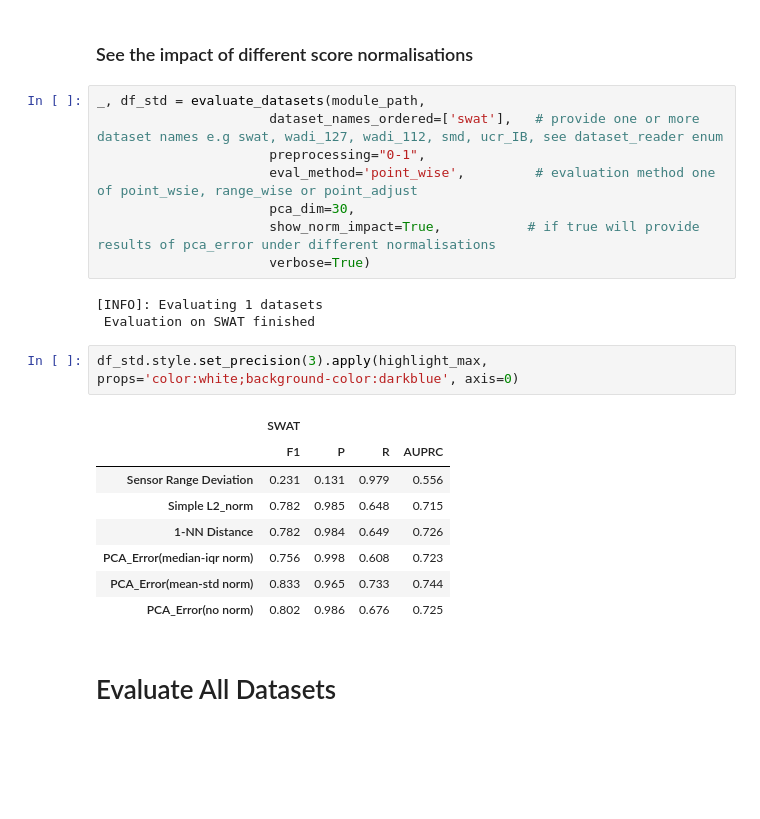
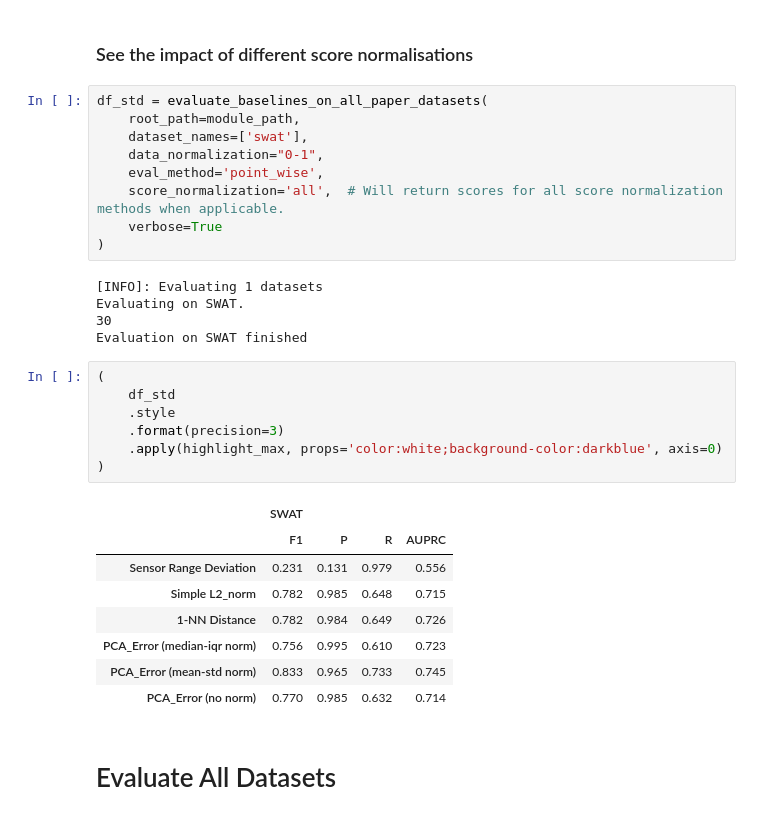
Before and after one commit to ssarfraz/QuoVadisTAD, a Jupyter notebook: notebooks/simple_baselines_evaluation.ipynb, the cells around one changed output. Saved outputs shown, nothing was run; the diff lists cells and outputs as text; blank space fills up the shorter version.

```diff
--- a/notebooks/simple_baselines_evaluation.ipynb
+++ b/notebooks/simple_baselines_evaluation.ipynb
@@ -44,27 +60,35 @@ df_std.style.set_precision(3).apply(highlight_max, props='color:white;background
 # %% [markdown]
 ### See the impact of different score normalisations
 # %%
-_, df_std = evaluate_datasets(module_path,
-                      dataset_names_ordered=['swat'],   # provide one or more dataset names e.g swat, wadi_127, wadi_112, smd, ucr_IB, see dataset_reader enum
-                      preprocessing="0-1",
-                      eval_method='point_wise',         # evaluation method one of point_wsie, range_wise or point_adjust
-                      pca_dim=30,
-                      show_norm_impact=True,           # if true will provide results of pca_error under different normalisations
-                      verbose=True)
+df_std = evaluate_baselines_on_all_paper_datasets(
+    root_path=module_path,
+    dataset_names=['swat'],
+    data_normalization="0-1",
+    eval_method='point_wise',
+    score_normalization='all',  # Will return scores for all score normalization methods when applicable.
+    verbose=True
+)
 # %% [output]
 [INFO]: Evaluating 1 datasets
- Evaluation on SWAT finished
+Evaluating on SWAT.
+30
+Evaluation on SWAT finished
-# %%
-df_std.style.set_precision(3).apply(highlight_max, props='color:white;background-color:darkblue', axis=0)
-# %% [output]
-|  | SWAT |  |  |  |
-|  | F1 | P | R | AUPRC |
-| Sensor Range Deviation | 0.231 | 0.131 | 0.979 | 0.556 |
-| Simple L2_norm | 0.782 | 0.985 | 0.648 | 0.715 |
-| 1-NN Distance | 0.782 | 0.984 | 0.649 | 0.726 |
-| PCA_Error(median-iqr norm) | 0.756 | 0.998 | 0.608 | 0.723 |
-| PCA_Error(mean-std norm) | 0.833 | 0.965 | 0.733 | 0.744 |
-| PCA_Error(no norm) | 0.802 | 0.986 | 0.676 | 0.725 |
+# %%
+(
+    df_std
+    .style
+    .format(precision=3)
+    .apply(highlight_max, props='color:white;background-color:darkblue', axis=0)
+)
+# %% [output]
+|  | SWAT |  |  |  |
+|  | F1 | P | R | AUPRC |
+| Sensor Range Deviation | 0.231 | 0.131 | 0.979 | 0.556 |
+| Simple L2_norm | 0.782 | 0.985 | 0.648 | 0.715 |
+| 1-NN Distance | 0.782 | 0.984 | 0.649 | 0.726 |
+| PCA_Error (median-iqr norm) | 0.756 | 0.995 | 0.610 | 0.723 |
+| PCA_Error (mean-std norm) | 0.833 | 0.965 | 0.733 | 0.745 |
+| PCA_Error (no norm) | 0.770 | 0.985 | 0.632 | 0.714 |
 # %% [markdown]
 # Evaluate All Datasets
 # %% [markdown]
```
Also changed, not shown: parts of 17 cells of this notebook, 7 other files.
